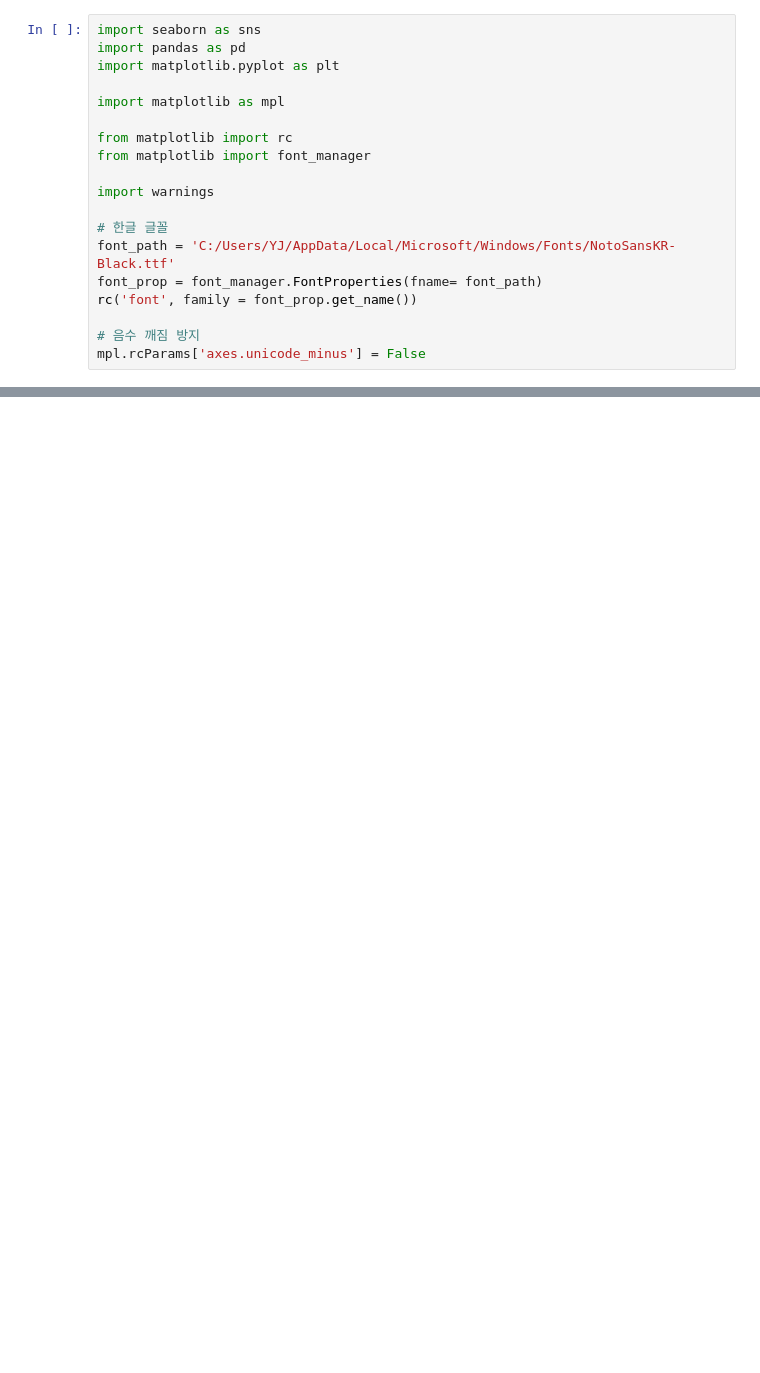
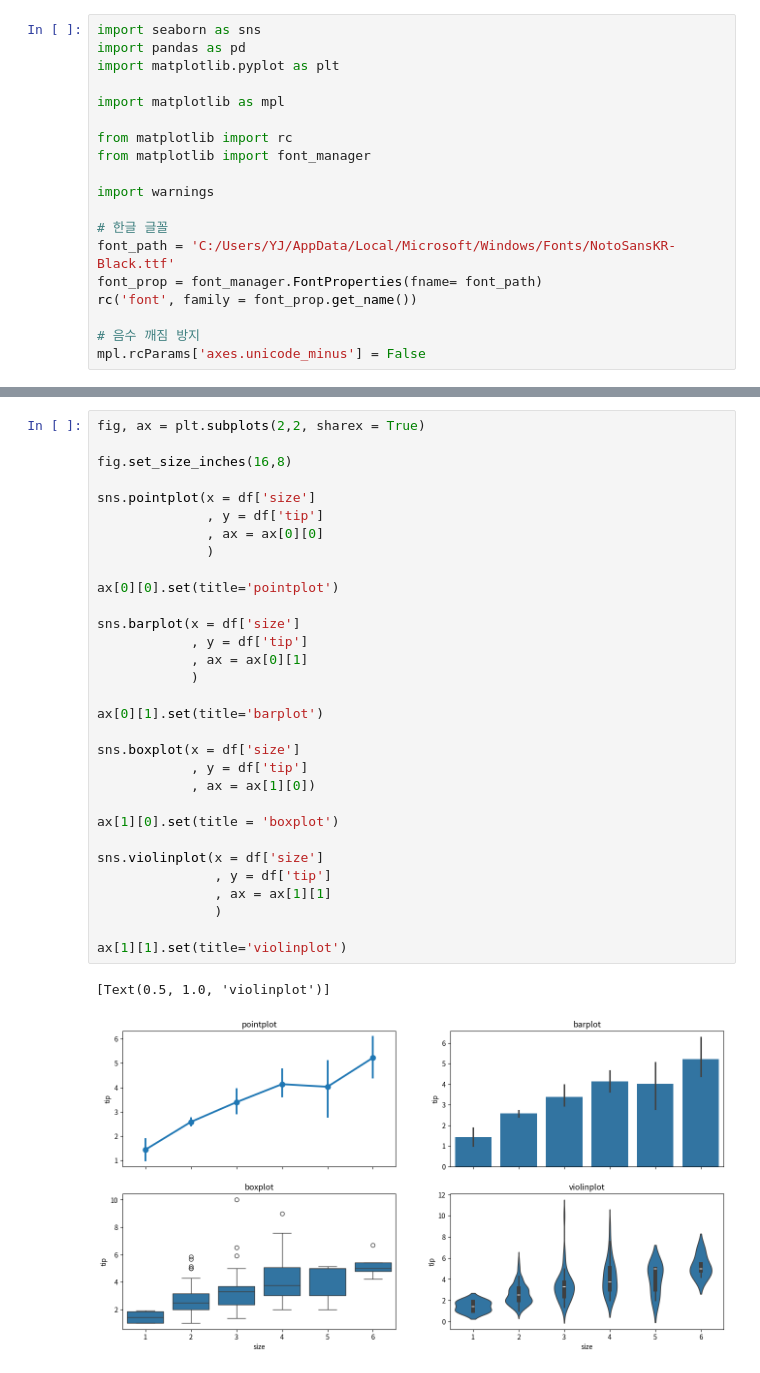
Before and after one commit to ZeroJoon2/MachineLearning, a Jupyter notebook: 5-2. 실습.ipynb, the cells around one changed output, grey strips where cells are left out. Cells and saved outputs as stored; diff of their text form; blank space fills up the shorter version.

```diff
--- a/5-2. 실습.ipynb
+++ b/5-2. 실습.ipynb
@@ -37,0 +58,34 @@ test
+# %%
+fig, ax = plt.subplots(2,2, sharex = True)
+
+fig.set_size_inches(16,8)
+
+sns.pointplot(x = df['size']
+              , y = df['tip']
+              , ax = ax[0][0]
+              )
+
+ax[0][0].set(title='pointplot')
+
+sns.barplot(x = df['size']
+            , y = df['tip']
+            , ax = ax[0][1]
+            )
+
+ax[0][1].set(title='barplot')
+
+sns.boxplot(x = df['size']
+            , y = df['tip']
+            , ax = ax[1][0])
+
+ax[1][0].set(title = 'boxplot')
+
+sns.violinplot(x = df['size']
+               , y = df['tip']
+               , ax = ax[1][1]
+               )
+
+ax[1][1].set(title='violinplot')
+# %% [output]
+[Text(0.5, 1.0, 'violinplot')]
+[figure, added]
```
Also changed, not shown: parts of 5 cells of this notebook.
